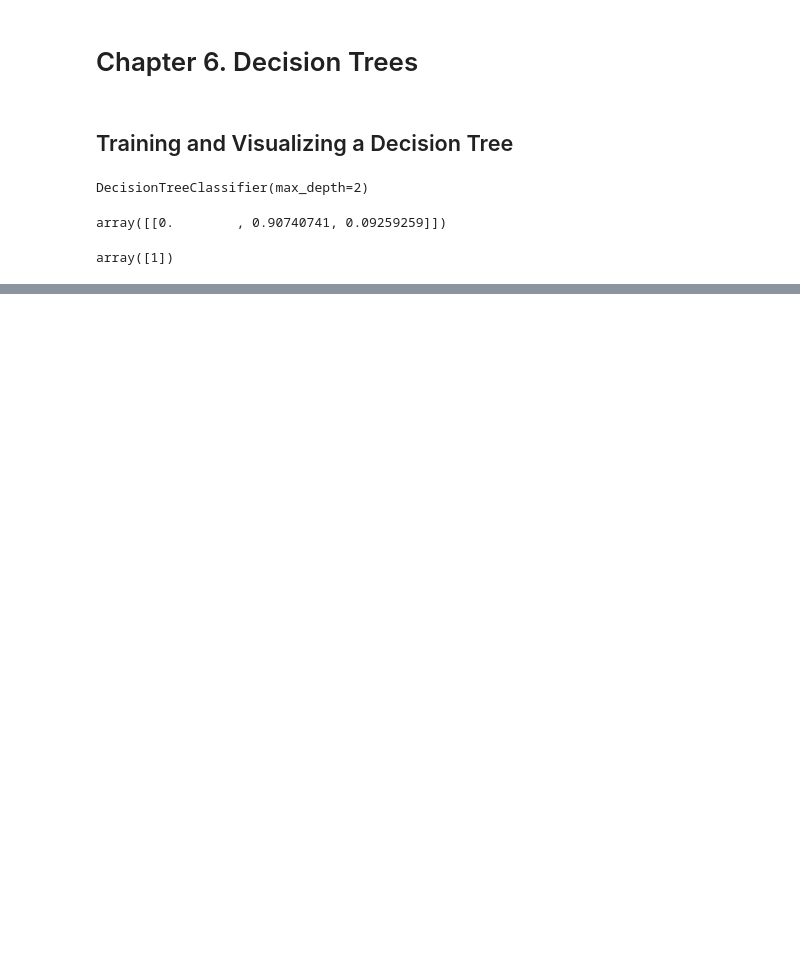
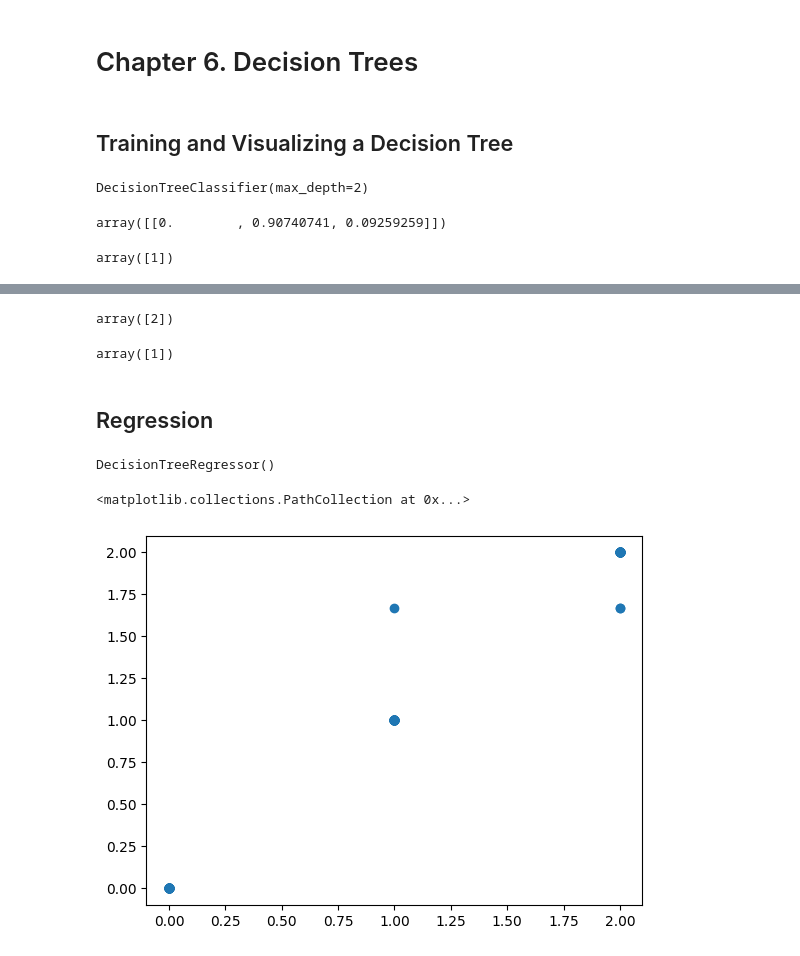
Before and after one commit to MottuqeBrid/Machine-Learning-exploring, a Jupyter notebook: 6 Decision Trees.ipynb, the cells around one changed output, grey strips where cells are left out. Cells and saved outputs as stored; diff of their text form; code cells hidden in the pictures; blank space fills up the shorter version.

Commit message:
Regression

```diff
--- a/6 Decision Trees.ipynb
+++ b/6 Decision Trees.ipynb
@@ -41,0 +48,10 @@ dot_data = export_graphviz(
+# %%
+tree_clf.predict([[5, 1.8]])
+# %% [output]
+array([2])
+# %%
+tree_clf.predict([[5, 1.5]])
+# %% [output]
+array([1])
+# %% [markdown]
+## Regression
@@ -41,0 +60,10 @@ dot_data = export_graphviz(
+# %%
+tree_reg = DecisionTreeRegressor()
+tree_reg.fit(x, y)
+# %% [output]
+DecisionTreeRegressor()
+# %%
+plt.scatter(y, tree_reg.predict(x))
+# %% [output]
+<matplotlib.collections.PathCollection at 0x...>
+[figure, added]
```
Also changed, not shown: parts of 4 cells of this notebook, 2 other files.
